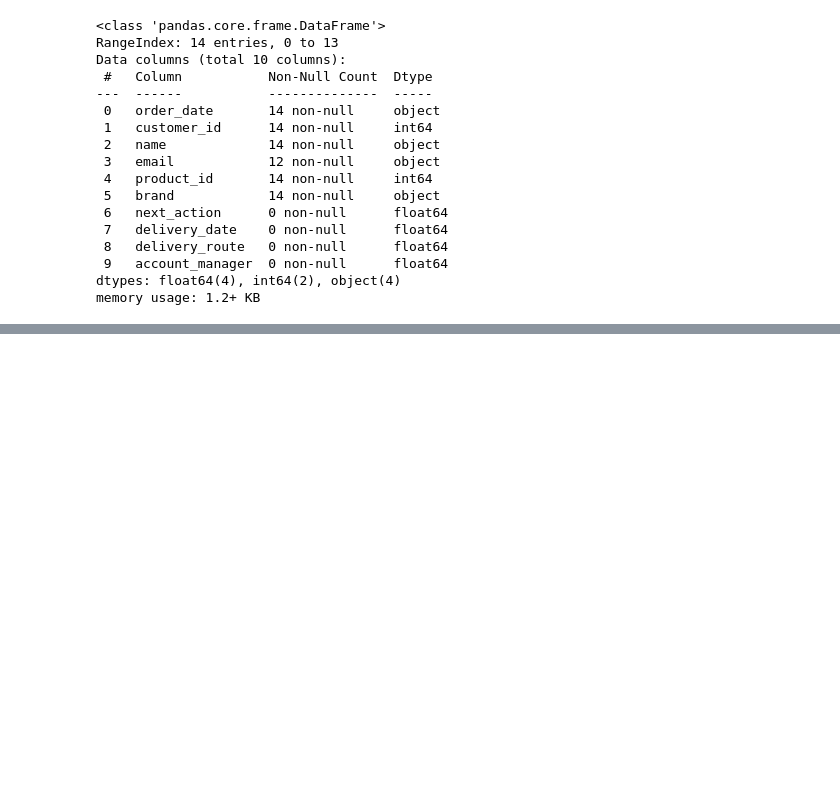
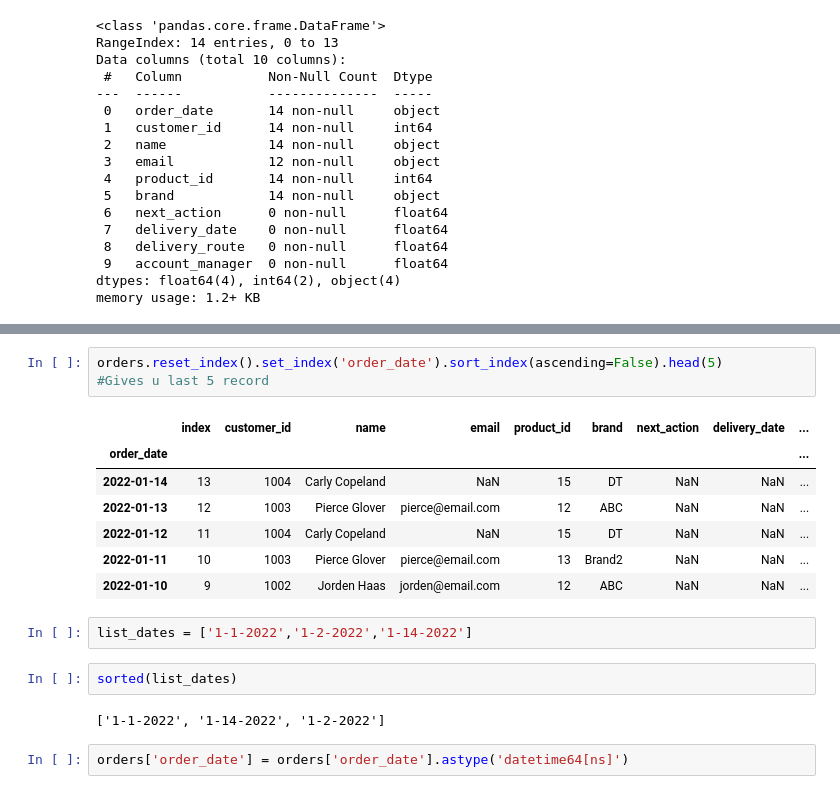
Before and after one commit to jaredtcy/uot_automation, a Jupyter notebook: class4_intro_to_python.ipynb, the cells around one changed output, grey strips where cells are left out. Cells and saved outputs as stored; diff of their text form; blank space fills up the shorter version.

```diff
--- a/class4_intro_to_python.ipynb
+++ b/class4_intro_to_python.ipynb
@@ -240,0 +367,19 @@ memory usage: 1.2+ KB
+# %%
+orders.reset_index().set_index('order_date').sort_index(ascending=False).head(5)
+#Gives u last 5 record
+# %% [output]
+|  | index | customer_id | name | email | product_id | brand | next_action | delivery_date | ... |
+| order_date |  |  |  |  |  |  |  |  | ... |
+| 2022-01-14 | 13 | 1004 | Carly Copeland | NaN | 15 | DT | NaN | NaN | ... |
+| 2022-01-13 | 12 | 1003 | Pierce Glover | pierce@email.com | 12 | ABC | NaN | NaN | ... |
+| 2022-01-12 | 11 | 1004 | Carly Copeland | NaN | 15 | DT | NaN | NaN | ... |
+| 2022-01-11 | 10 | 1003 | Pierce Glover | pierce@email.com | 13 | Brand2 | NaN | NaN | ... |
+| 2022-01-10 | 9 | 1002 | Jorden Haas | jorden@email.com | 12 | ABC | NaN | NaN | ... |
+# %%
+list_dates = ['1-1-2022','1-2-2022','1-14-2022']
+# %%
+sorted(list_dates)
+# %% [output]
+['1-1-2022', '1-14-2022', '1-2-2022']
+# %%
+orders['order_date'] = orders['order_date'].astype('datetime64[ns]')
```
Also changed, not shown: parts of 12 cells of this notebook.
